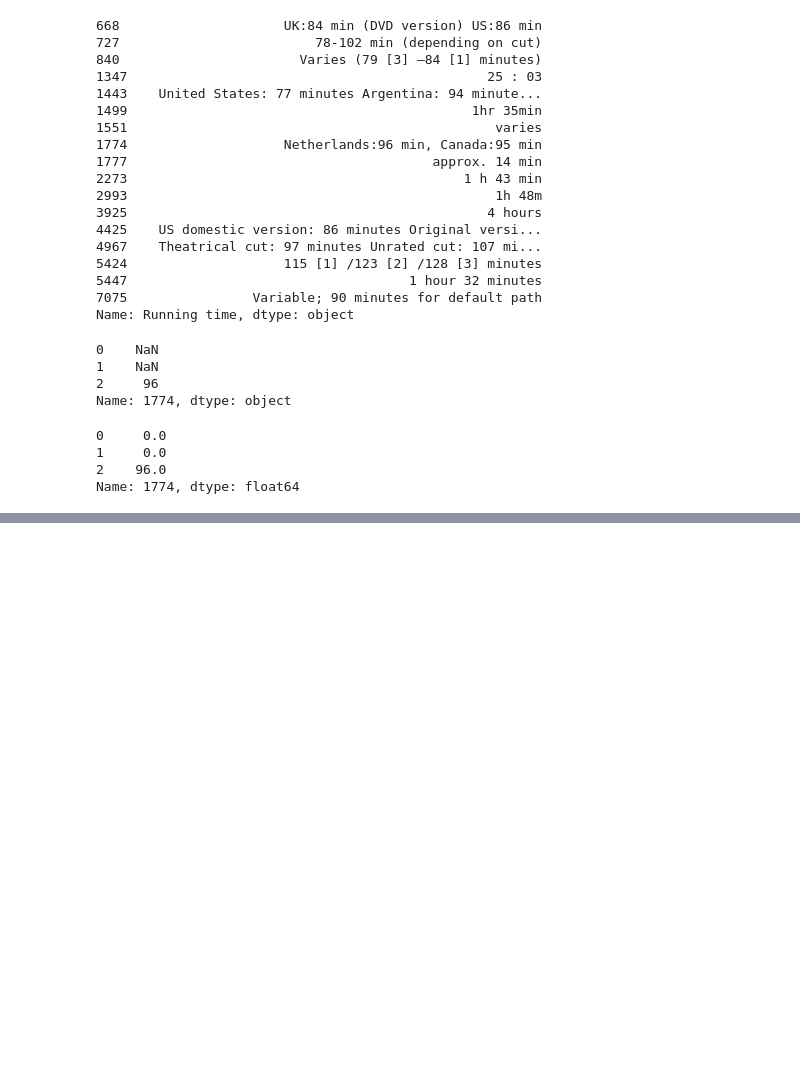
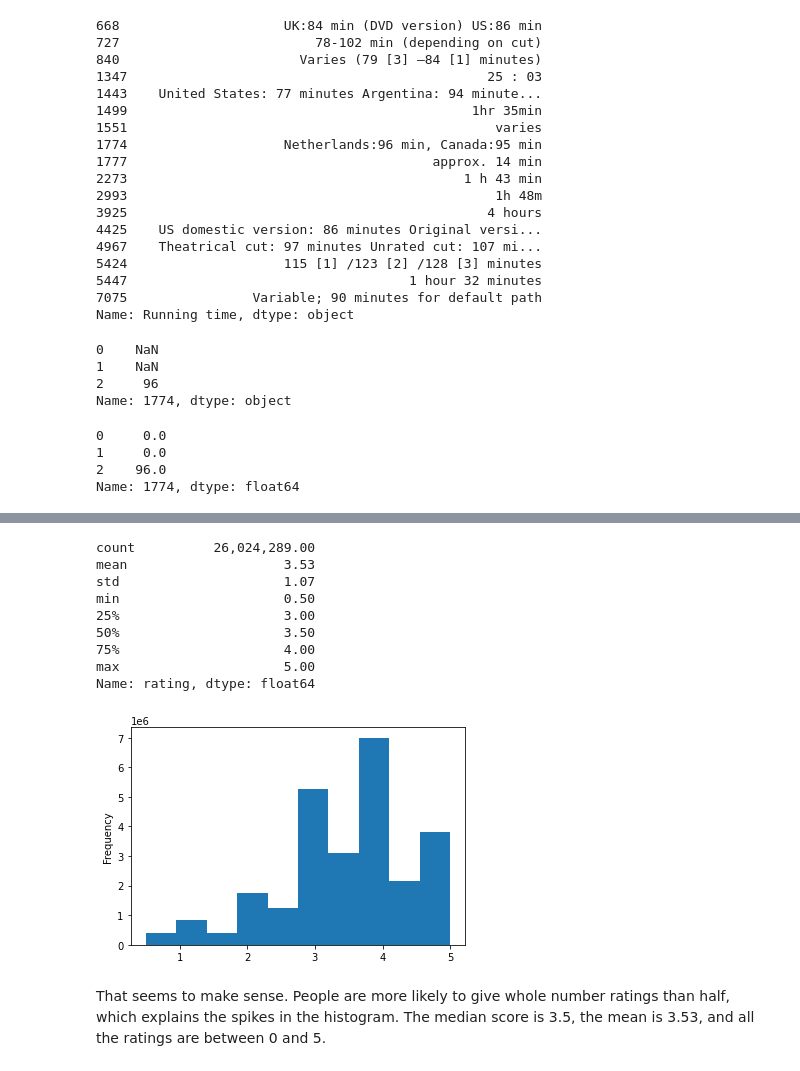
Before and after one commit to katiarp/Movies-ETL, a Jupyter notebook: Amazing_Prime.ipynb, the cells around one changed output, grey strips where cells are left out. Cells and saved outputs as stored; diff of their text form; code cells hidden in the pictures; blank space fills up the shorter version.

```diff
--- a/Amazing_Prime.ipynb
+++ b/Amazing_Prime.ipynb
@@ -726,0 +854,17 @@ wiki_movies_df.drop('Running time', axis=1, inplace= True)
+# %%
+pd.options.display.float_format= '{:20,.2f}'.format
+ratings['rating'].plot(kind='hist')
+ratings['rating'].describe()
+# %% [output]
+count          26,024,289.00
+mean                    3.53
+std                     1.07
+min                     0.50
+25%                     3.00
+50%                     3.50
+75%                     4.00
+max                     5.00
+Name: rating, dtype: float64
+[figure, added]
+# %% [markdown]
+That seems to make sense. People are more likely to give whole number ratings than half, which explains the spikes in the histogram. The median score is 3.5, the mean is 3.53, and all the ratings are between 0 and 5.
```
Also changed, not shown: parts of 21 cells of this notebook.
